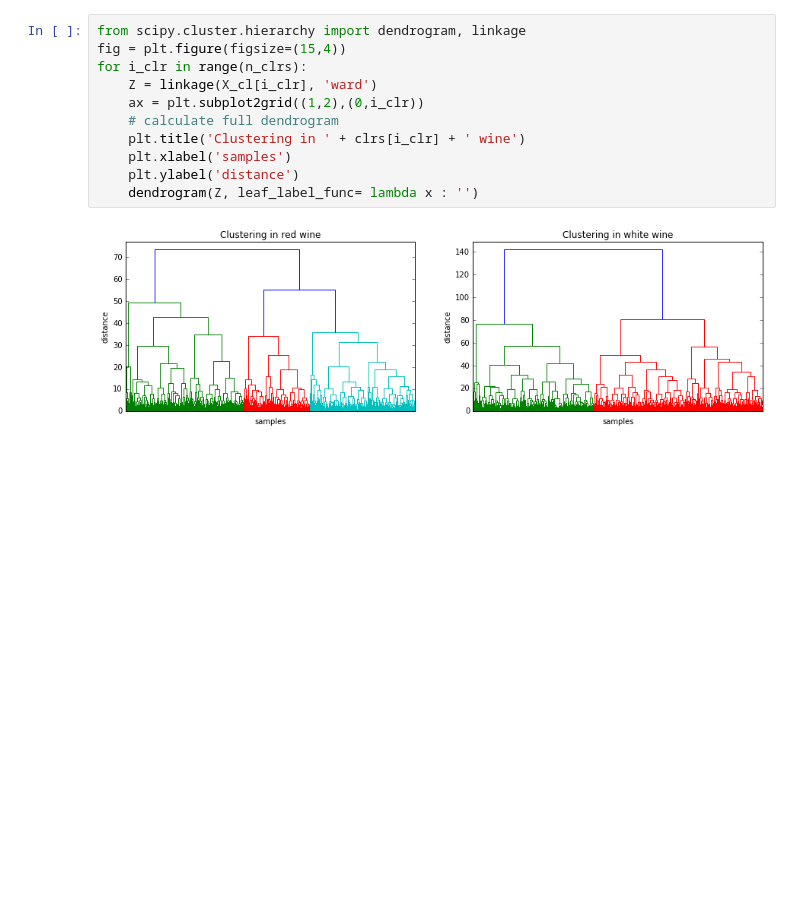
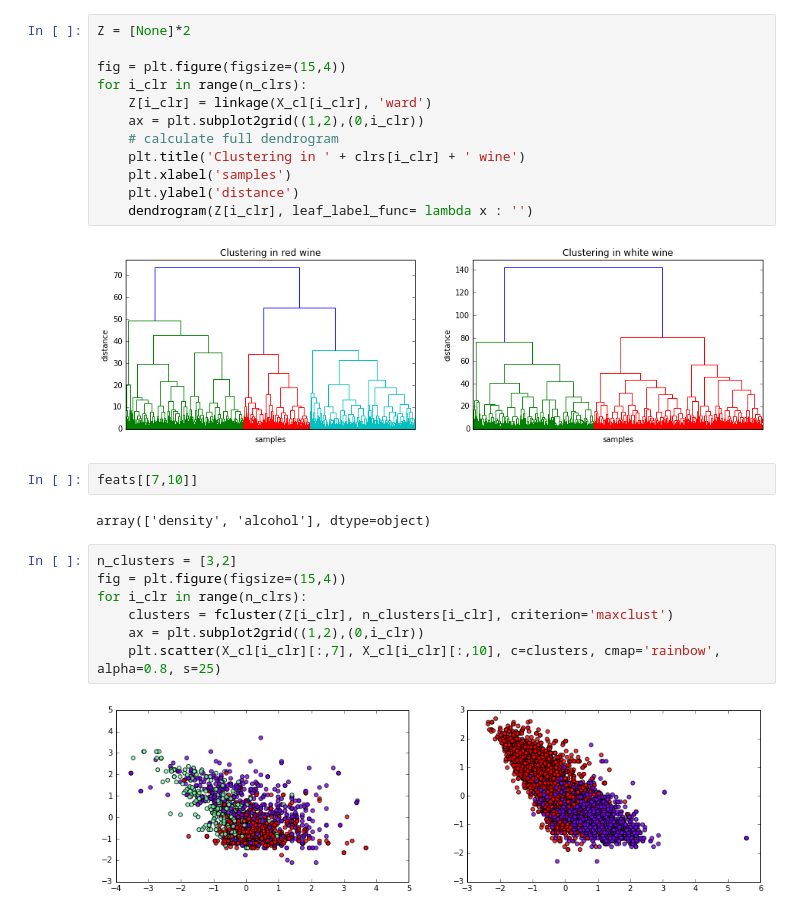
Before and after one commit to albertwildeman/Vinho_Verde, a Jupyter notebook: WineQuality.ipynb, the cells around one changed output. Drawn from its saved outputs; the diff is of its cells as text; blank space fills up the shorter version.

Commit message:
clustering expanded

```diff
--- a/WineQuality.ipynb
+++ b/WineQuality.ipynb
@@ -222,15 +221,29 @@ feat_sel
 # do scaling like before, but now include quality
 X_cl = [preprocessing.StandardScaler().fit_transform(dfs[i_clr]) for i_clr in range(n_clrs)]
 # %%
-from scipy.cluster.hierarchy import dendrogram, linkage
+Z = [None]*2
+
 fig = plt.figure(figsize=(15,4))
 for i_clr in range(n_clrs):
-    Z = linkage(X_cl[i_clr], 'ward')
+    Z[i_clr] = linkage(X_cl[i_clr], 'ward')
     ax = plt.subplot2grid((1,2),(0,i_clr))
     # calculate full dendrogram
     plt.title('Clustering in ' + clrs[i_clr] + ' wine')
     plt.xlabel('samples')
     plt.ylabel('distance')
-    dendrogram(Z, leaf_label_func= lambda x : '')
+    dendrogram(Z[i_clr], leaf_label_func= lambda x : '')
 # %% [output]
 [figure]
+# %%
+feats[[7,10]]
+# %% [output]
+array(['density', 'alcohol'], dtype=object)
+# %%
+n_clusters = [3,2]
+fig = plt.figure(figsize=(15,4))
+for i_clr in range(n_clrs):
+    clusters = fcluster(Z[i_clr], n_clusters[i_clr], criterion='maxclust')
+    ax = plt.subplot2grid((1,2),(0,i_clr))
+    plt.scatter(X_cl[i_clr][:,7], X_cl[i_clr][:,10], c=clusters, cmap='rainbow', alpha=0.8, s=25)
+# %% [output]
+[figure, added]
```
Also changed, not shown: parts of 1 cell of this notebook.
